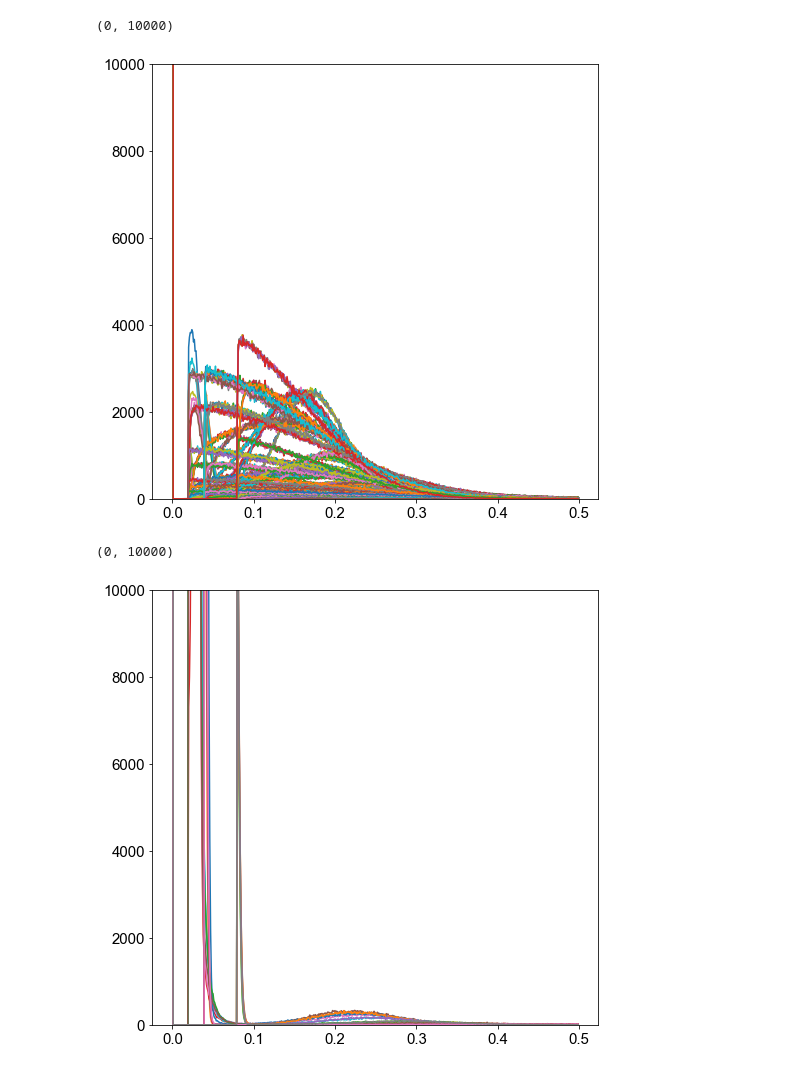
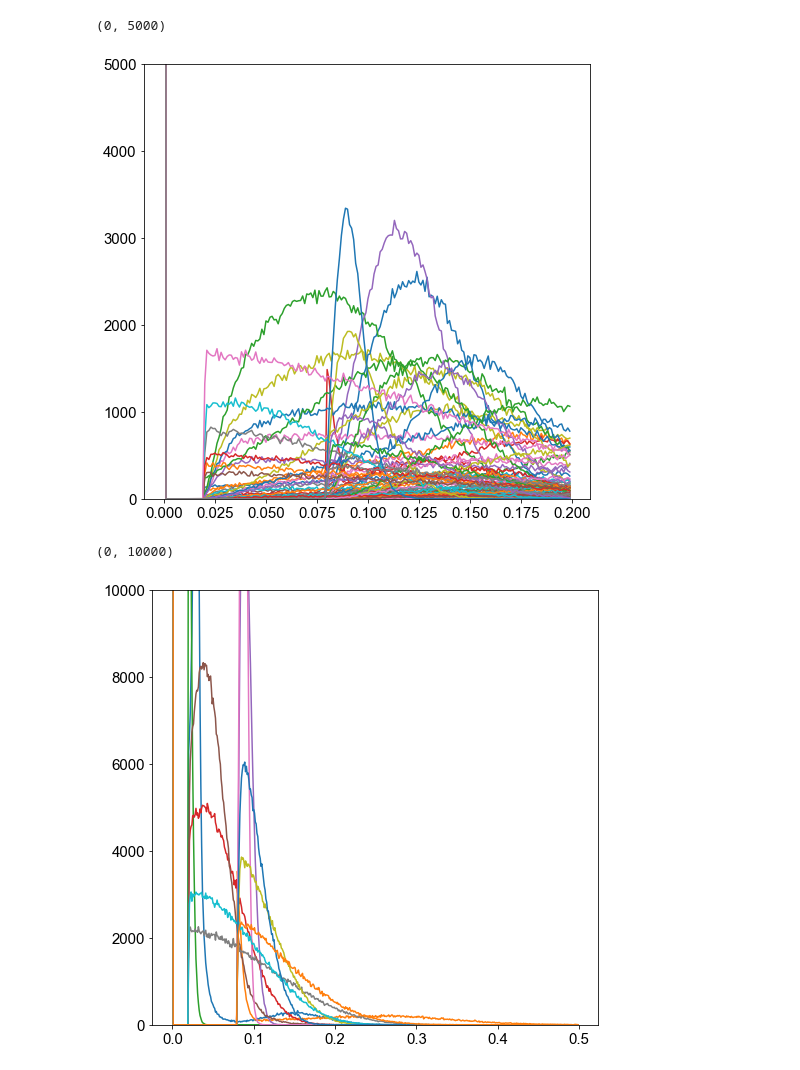
Before and after one commit to gyyang/olfaction_evolution, a Jupyter notebook: notebooks/analyze_K_big.ipynb, the cells around one changed output. Cells and saved outputs as stored; diff of their text form; code cells hidden in the pictures.

```diff
--- a/notebooks/analyze_K_big.ipynb
+++ b/notebooks/analyze_K_big.ipynb
@@ -53,7 +53,7 @@ plt.ylim([0, 10000])
 peak_inds = np.zeros_like(res['kc_prune_threshold']).astype(np.bool)
 for i, thres in enumerate(res['kc_prune_threshold']):
     x = np.where(res['lin_bins'][i,:-1] > res['kc_prune_threshold'][i])[0][0]
-    if res['lin_hist'][i,-1,x] > 4000:
+    if res['lin_hist'][i,-1,x] > 2000:
         peak_inds[i] = False
     else:
         peak_inds[i] = True
@@ -84,17 +111,17 @@ array([0.001, 0.001, 0.001, 0.001, 0.001, 0.001, 0.001, 0.001, 0.001,
 # %%
 plt.figure(figsize=(8,8))
-plt.plot(res['lin_bins'][0,:500],res['lin_hist'][peak_inds,-1,:500].T)
-plt.ylim([0, 10000])
+plt.plot(res['lin_bins'][0,:200],res['lin_hist'][np.where(peak_inds)[0],-1,:200].T)
+plt.ylim([0, 5000])
 # %% [output]
-(0, 10000)
+(0, 5000)
-[figure, old version]
+[figure, new version]
 # %%
 plt.figure(figsize=(8,8))
 plt.plot(res['lin_bins'][0,:500],res['lin_hist'][np.invert(peak_inds),-1,:500].T)
 plt.ylim([0, 10000])
 # %% [output]
 (0, 10000)
-[figure, old version]
+[figure, new version]
 # %%
 acc_ind = res['train_acc'][:,-1] > .75
 res['separate_lr'][np.invert(acc_ind)]
```
Also changed, not shown: parts of 19 cells of this notebook, 1 other file.
